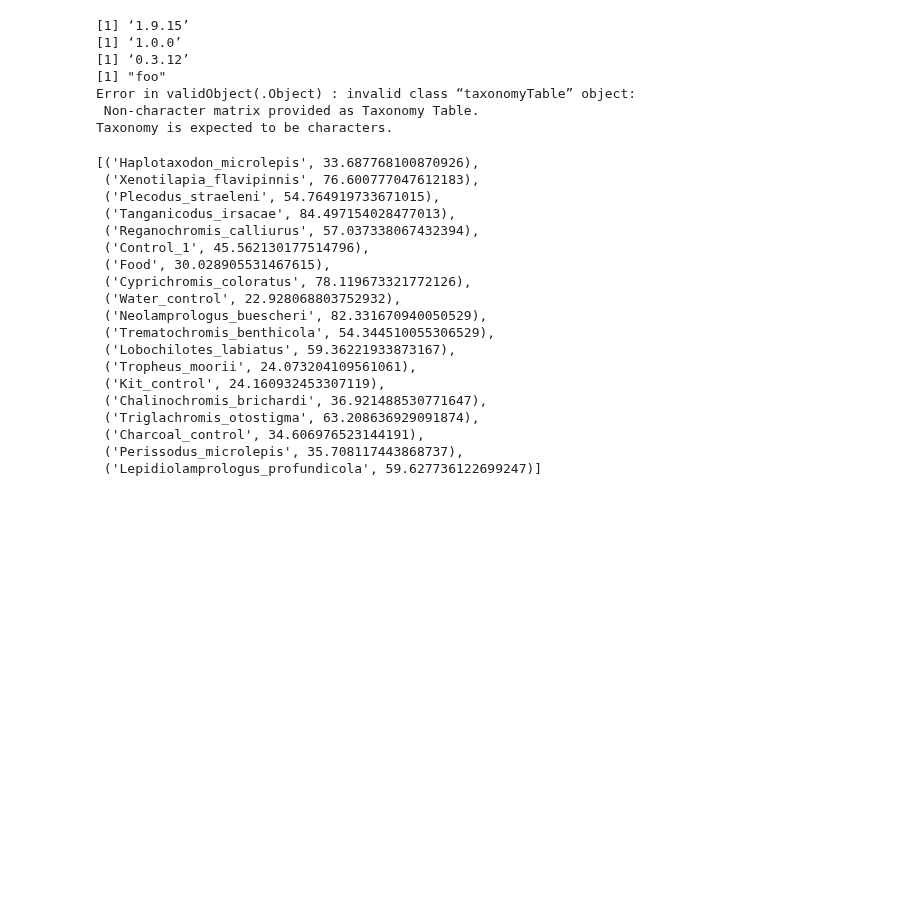
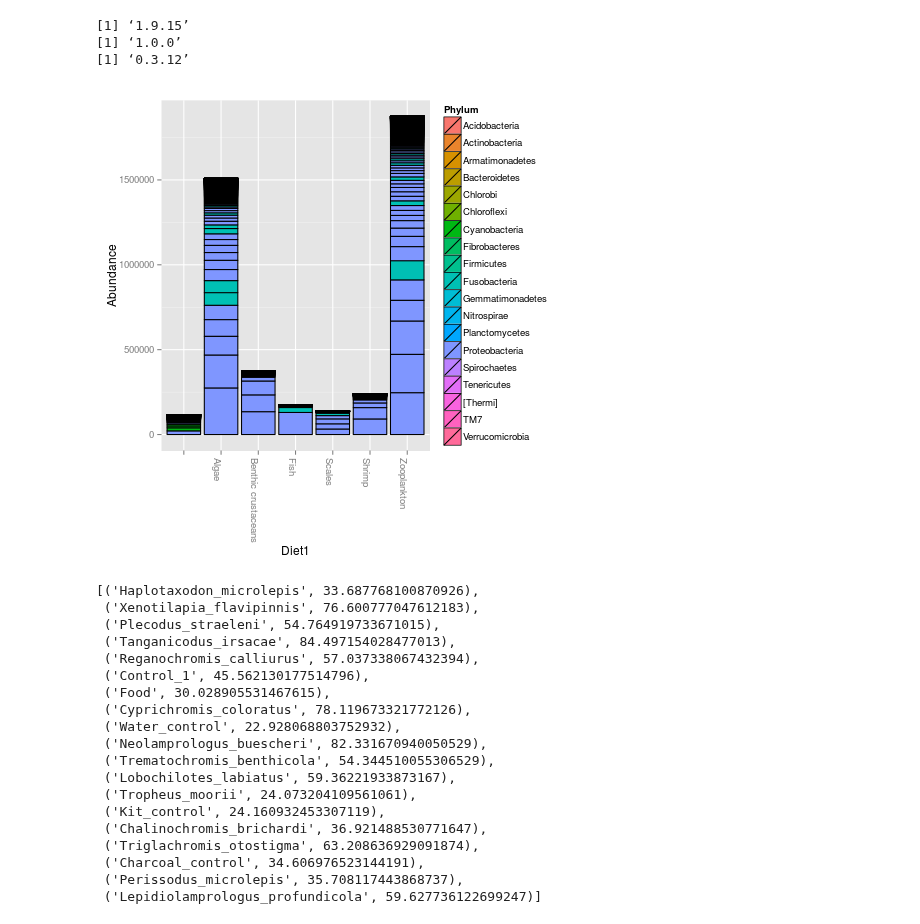
Before and after one commit to ryneches/fishpoo, a Jupyter notebook: fishpoo.ipynb, the cells around one changed output. Drawn from its saved outputs; the diff is of its cells as text; code cells hidden in the pictures; blank space fills up the shorter version.

Commit message:
holy shit I plotted something w/ phyloseq OMG OMG

```diff
--- a/fishpoo.ipynb
+++ b/fishpoo.ipynb
@@ -176,27 +174,19 @@ raw fishpoo_map.tsv demul fishpoo &> demul.log
 # %%
 %%R
 library("phyloseq")
 print( packageVersion("phyloseq") )
 library("ggplot2")
 print( packageVersion("ggplot2") )
 library("biom")
 print( packageVersion("biom") )
 
-fishpoobiom = read_biom("/home/russell/fishpoo/fishpoo_open97/fishpoo_phase1.json.biom")
-print( "foo" )
-otumat = as(biom_data(fishpoobiom), "matrix")
-OTU = otu_table(otumat, taxa_are_rows=TRUE)
-taxmat = as.matrix(observation_metadata(fishpoobiom), rownames.force=TRUE)
-TAX = tax_table(taxmat)
-fishpoo = phyloseq(OTU, TAX)
+fishpoo_phase1 <- import_biom("fishpoo_open97/fishpoo_phase1.json.biom", "fishpoo_open97/rep_set.tre", "fishpoo_open97/new_refseqs.fna", parseFunction = parse_taxonomy_greengenes)
+plot_bar(fishpoo_phase1, x="Diet1", fill="Phylum")
 # %% [output]
 [1] ‘1.9.15’
 [1] ‘1.0.0’
 [1] ‘0.3.12’
-[1] "foo"
-Error in validObject(.Object) : invalid class “taxonomyTable” object:
- Non-character matrix provided as Taxonomy Table.
-Taxonomy is expected to be characters.
+[figure, added]
 # %%
 import csv
 
```
Also changed, not shown: parts of 4 cells of this notebook.
